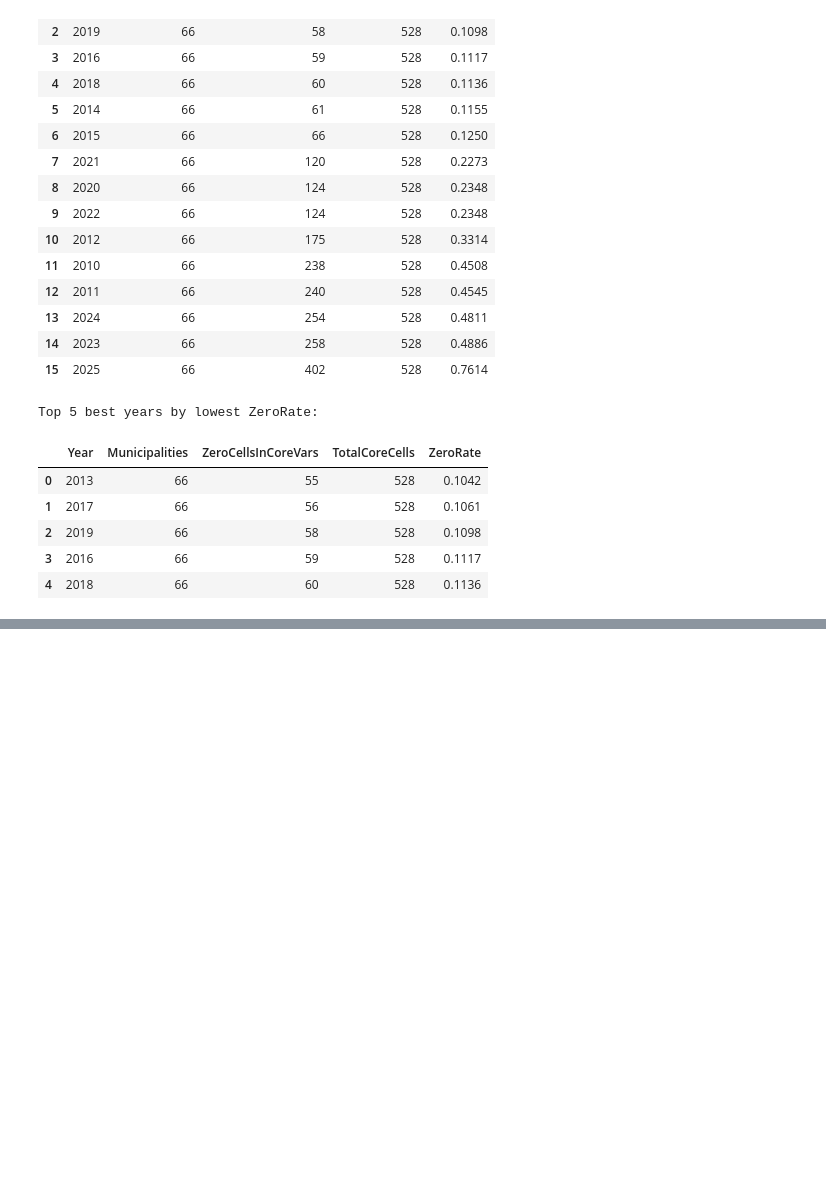
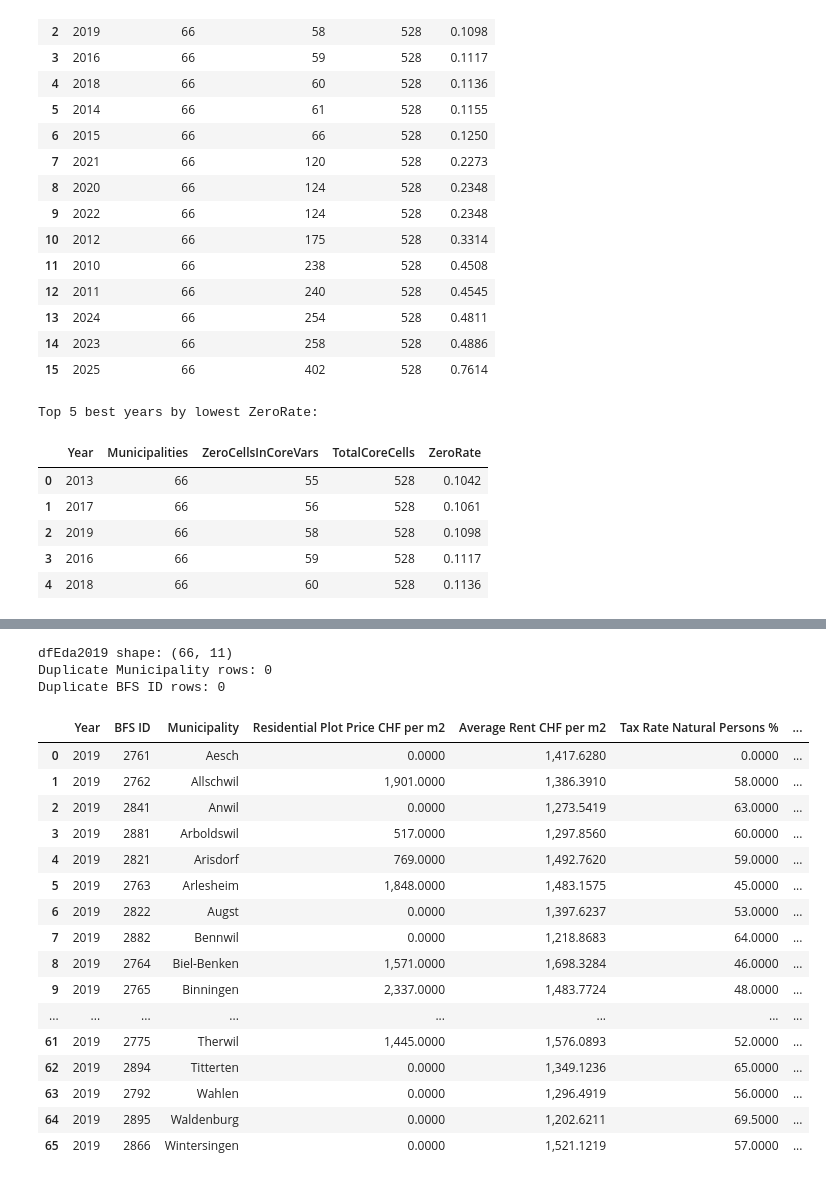
Before and after one commit to hamedamini-zhaw/ARM_Gruppe-5, a Jupyter notebook: 02 - Data Preparation/data_preparation_and_enrichment_bl.ipynb, the cells around one changed output, grey strips where cells are left out. Saved outputs shown, nothing was run; the diff lists cells and outputs as text; code cells hidden in the pictures; blank space fills up the shorter version.

```diff
--- a/02 - Data Preparation/data_preparation_and_enrichment_bl.ipynb
+++ b/02 - Data Preparation/data_preparation_and_enrichment_bl.ipynb
@@ -448,0 +511,38 @@ Top 5 best years by lowest ZeroRate:
+# %%
+# Create cross-sectional EDA dataset for 2019
+dfEda2019 = df2019.copy()
+
+# Sort for readability
+dfEda2019 = dfEda2019.sort_values(["Municipality"]).reset_index(drop=True)
+
+print("dfEda2019 shape:", dfEda2019.shape)
+
+# Check duplicates at municipality level (should be 0)
+dup_muni = dfEda2019.duplicated(subset=["Municipality"]).sum()
+dup_bfs = dfEda2019.duplicated(subset=["BFS ID"]).sum()
+
+print("Duplicate Municipality rows:", int(dup_muni))
+print("Duplicate BFS ID rows:", int(dup_bfs))
+
+display(dfEda2019)
+# %% [output]
+dfEda2019 shape: (66, 11)
+Duplicate Municipality rows: 0
+Duplicate BFS ID rows: 0
+|  | Year | BFS ID | Municipality | Residential Plot Price CHF per m2 | Average Rent CHF per m2 | Tax Rate Natural Persons % | ... |
+| 0 | 2019 | 2761 | Aesch | 0.0000 | 1,417.6280 | 0.0000 | ... |
+| 1 | 2019 | 2762 | Allschwil | 1,901.0000 | 1,386.3910 | 58.0000 | ... |
+| 2 | 2019 | 2841 | Anwil | 0.0000 | 1,273.5419 | 63.0000 | ... |
+| 3 | 2019 | 2881 | Arboldswil | 517.0000 | 1,297.8560 | 60.0000 | ... |
+| 4 | 2019 | 2821 | Arisdorf | 769.0000 | 1,492.7620 | 59.0000 | ... |
+| 5 | 2019 | 2763 | Arlesheim | 1,848.0000 | 1,483.1575 | 45.0000 | ... |
+| 6 | 2019 | 2822 | Augst | 0.0000 | 1,397.6237 | 53.0000 | ... |
+| 7 | 2019 | 2882 | Bennwil | 0.0000 | 1,218.8683 | 64.0000 | ... |
+| 8 | 2019 | 2764 | Biel-Benken | 1,571.0000 | 1,698.3284 | 46.0000 | ... |
+| 9 | 2019 | 2765 | Binningen | 2,337.0000 | 1,483.7724 | 48.0000 | ... |
+| ... | ... | ... | ... | ... | ... | ... | ... |
+| 61 | 2019 | 2775 | Therwil | 1,445.0000 | 1,576.0893 | 52.0000 | ... |
+| 62 | 2019 | 2894 | Titterten | 0.0000 | 1,349.1236 | 65.0000 | ... |
+| 63 | 2019 | 2792 | Wahlen | 0.0000 | 1,296.4919 | 56.0000 | ... |
+| 64 | 2019 | 2895 | Waldenburg | 0.0000 | 1,202.6211 | 69.5000 | ... |
+| 65 | 2019 | 2866 | Wintersingen | 0.0000 | 1,521.1219 | 57.0000 | ... |
```
Also changed, not shown: parts of 12 cells of this notebook, 4 other files.
